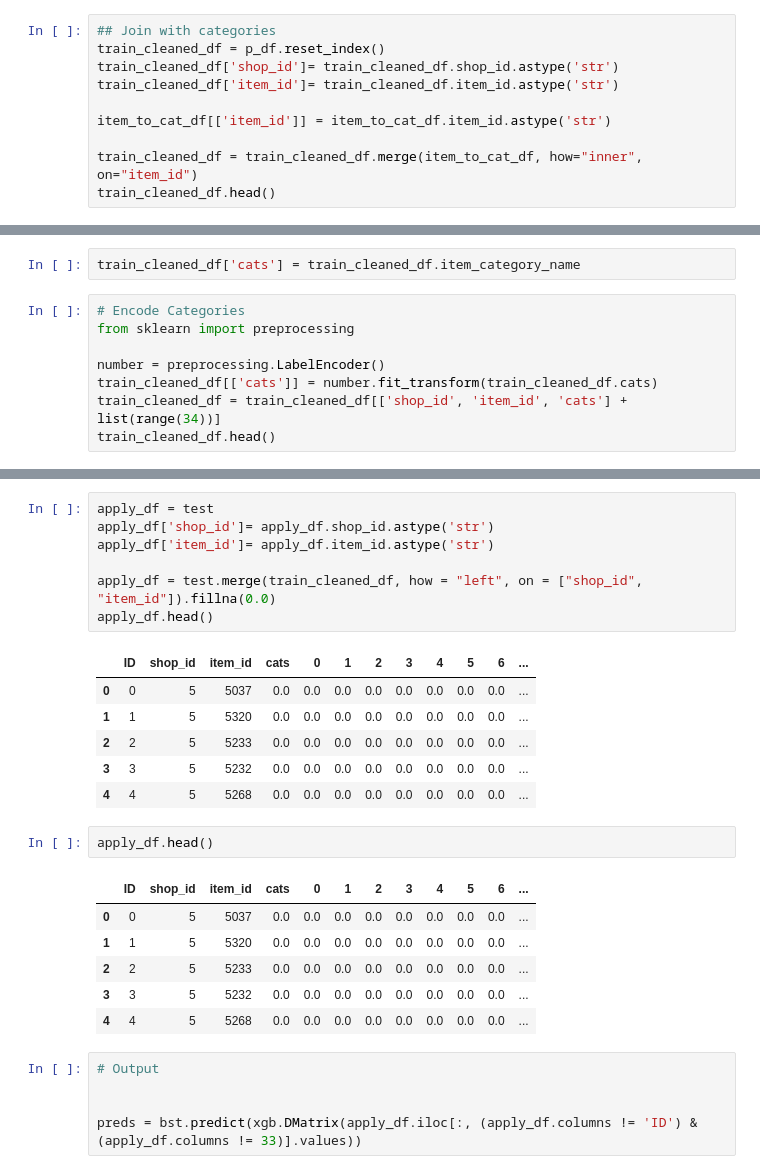
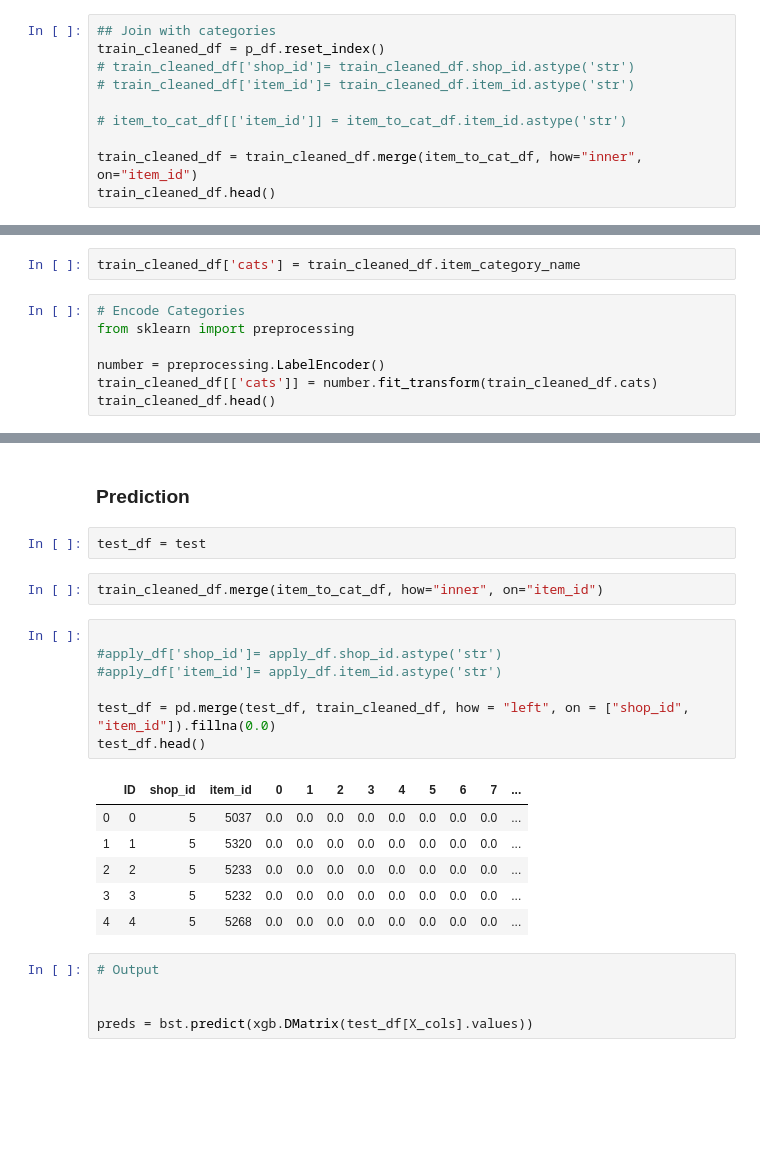
Before and after one commit to kkchuchu/kkchuchu.mushroom, a Jupyter notebook: notebooks/Predict Future Sales.ipynb, the cells around one changed output, grey strips where cells are left out. Cells and saved outputs as stored; diff of their text form; blank space fills up the shorter version.

Commit message:
[kaggle][Predict Future Sales] 1.05978

```diff
--- a/notebooks/Predict Future Sales.ipynb
+++ b/notebooks/Predict Future Sales.ipynb
@@ -197,10 +174,10 @@ p_df.plot(x=)
 # %%
 ## Join with categories
 train_cleaned_df = p_df.reset_index()
-train_cleaned_df['shop_id']= train_cleaned_df.shop_id.astype('str')
-train_cleaned_df['item_id']= train_cleaned_df.item_id.astype('str')
+# train_cleaned_df['shop_id']= train_cleaned_df.shop_id.astype('str')
+# train_cleaned_df['item_id']= train_cleaned_df.item_id.astype('str')
 
-item_to_cat_df[['item_id']] = item_to_cat_df.item_id.astype('str')
+# item_to_cat_df[['item_id']] = item_to_cat_df.item_id.astype('str')
 
 train_cleaned_df = train_cleaned_df.merge(item_to_cat_df, how="inner", on="item_id")
 train_cleaned_df.head()
@@ -219,6 +196,5 @@ from sklearn import preprocessing
 
 number = preprocessing.LabelEncoder()
 train_cleaned_df[['cats']] = number.fit_transform(train_cleaned_df.cats)
-train_cleaned_df = train_cleaned_df[['shop_id', 'item_id', 'cats'] + list(range(34))]
 train_cleaned_df.head()
 # %% [output]
@@ -269,29 +259,26 @@ ValueError: Booster.get_score() results in empty
+# %% [markdown]
+### Prediction
+# %%
+test_df = test
+# %%
+train_cleaned_df.merge(item_to_cat_df, how="inner", on="item_id")
 # %%
-apply_df = test
-apply_df['shop_id']= apply_df.shop_id.astype('str')
-apply_df['item_id']= apply_df.item_id.astype('str')
 
-apply_df = test.merge(train_cleaned_df, how = "left", on = ["shop_id", "item_id"]).fillna(0.0)
-apply_df.head()
+#apply_df['shop_id']= apply_df.shop_id.astype('str')
+#apply_df['item_id']= apply_df.item_id.astype('str')
+
+test_df = pd.merge(test_df, train_cleaned_df, how = "left", on = ["shop_id", "item_id"]).fillna(0.0)
+test_df.head()
 # %% [output]
-|  | ID | shop_id | item_id | cats | 0 | 1 | 2 | 3 | 4 | 5 | 6 | ... |
+|  | ID | shop_id | item_id | 0 | 1 | 2 | 3 | 4 | 5 | 6 | 7 | ... |
 | 0 | 0 | 5 | 5037 | 0.0 | 0.0 | 0.0 | 0.0 | 0.0 | 0.0 | 0.0 | 0.0 | ... |
 | 1 | 1 | 5 | 5320 | 0.0 | 0.0 | 0.0 | 0.0 | 0.0 | 0.0 | 0.0 | 0.0 | ... |
 | 2 | 2 | 5 | 5233 | 0.0 | 0.0 | 0.0 | 0.0 | 0.0 | 0.0 | 0.0 | 0.0 | ... |
 | 3 | 3 | 5 | 5232 | 0.0 | 0.0 | 0.0 | 0.0 | 0.0 | 0.0 | 0.0 | 0.0 | ... |
 | 4 | 4 | 5 | 5268 | 0.0 | 0.0 | 0.0 | 0.0 | 0.0 | 0.0 | 0.0 | 0.0 | ... |
-# %%
-apply_df.head()
-# %% [output]
-|  | ID | shop_id | item_id | cats | 0 | 1 | 2 | 3 | 4 | 5 | 6 | ... |
-| 0 | 0 | 5 | 5037 | 0.0 | 0.0 | 0.0 | 0.0 | 0.0 | 0.0 | 0.0 | 0.0 | ... |
-| 1 | 1 | 5 | 5320 | 0.0 | 0.0 | 0.0 | 0.0 | 0.0 | 0.0 | 0.0 | 0.0 | ... |
-| 2 | 2 | 5 | 5233 | 0.0 | 0.0 | 0.0 | 0.0 | 0.0 | 0.0 | 0.0 | 0.0 | ... |
-| 3 | 3 | 5 | 5232 | 0.0 | 0.0 | 0.0 | 0.0 | 0.0 | 0.0 | 0.0 | 0.0 | ... |
-| 4 | 4 | 5 | 5268 | 0.0 | 0.0 | 0.0 | 0.0 | 0.0 | 0.0 | 0.0 | 0.0 | ... |
 # %%
 # Output
 
 
-preds = bst.predict(xgb.DMatrix(apply_df.iloc[:, (apply_df.columns != 'ID') & (apply_df.columns != 33)].values))
+preds = bst.predict(xgb.DMatrix(test_df[X_cols].values))
 # %%
```
Also changed, not shown: parts of 24 cells of this notebook, 5 other files.
